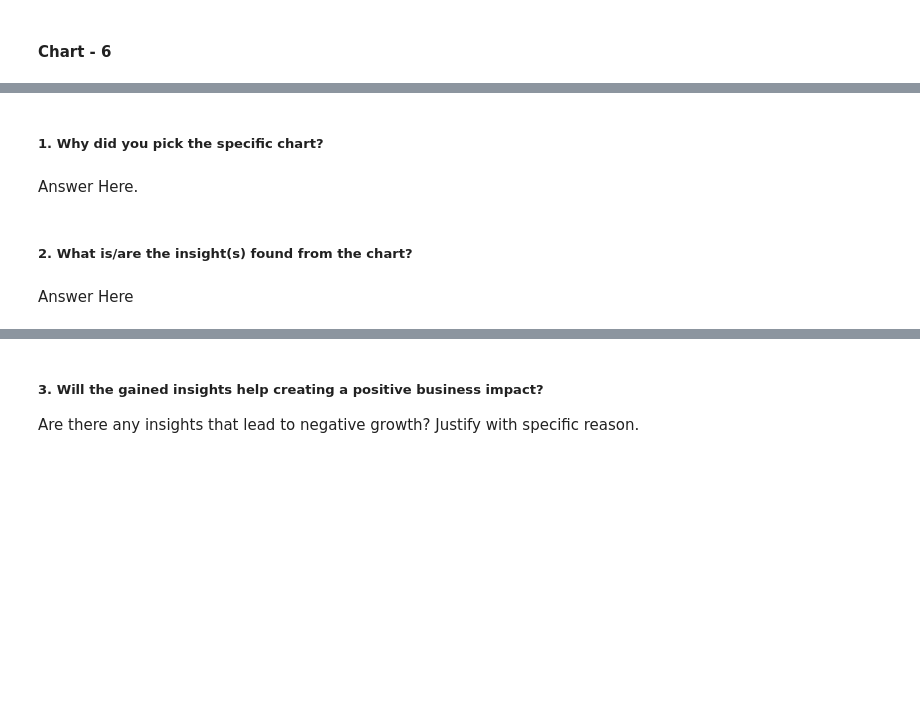
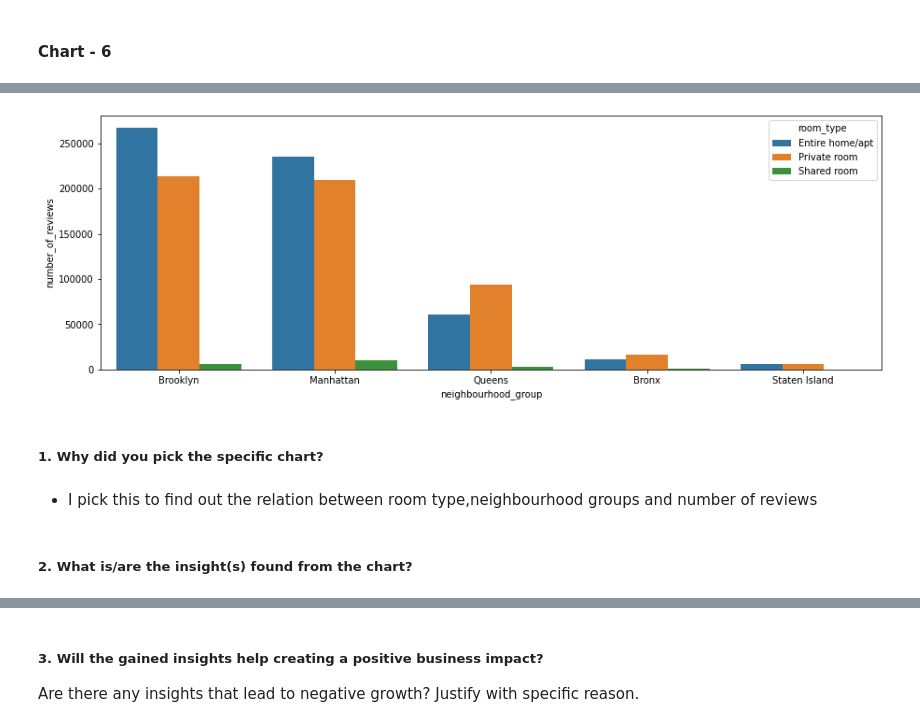
Before and after one commit to 251aditya/EDA-project-of-Airbnb, a Jupyter notebook: Aditya's_EDA_Submission_Template.ipynb, the cells around one changed output, grey strips where cells are left out. Drawn from its saved outputs; the diff is of its cells as text; code cells hidden in the pictures; blank space fills up the shorter version.

```diff
--- a/Aditya's_EDA_Submission_Template.ipynb
+++ b/Aditya's_EDA_Submission_Template.ipynb
@@ -537,0 +532,6 @@ Are there any insights that lead to negative growth? Justify with specific reaso
+# %%
+# Chart - 6 visualization code
+# find out the relation between room type,neighbourhood groups and number of reviews
+types_of_rooms_in_area = Airbnb.groupby(['neighbourhood_group','room_type'])['number_of_reviews'].sum()
+types_of_rooms_in_area = types_of_rooms_in_area.sort_values(ascending=False).reset_index()
+types_of_rooms_in_area
@@ -538,8 +555,13 @@ Are there any insights that lead to negative growth? Justify with specific reaso
+# %%
+# find out the relation between room type,neighbourhood groups and number of reviews
+
+fig = plt.figure(figsize = (15, 5))
+sns.barplot(x='neighbourhood_group',y='number_of_reviews',hue='room_type',data=types_of_rooms_in_area);
+# %% [output]
+[figure, added]
 # %% [markdown]
 ##### 1. Why did you pick the specific chart?
-# %% [markdown]
-Answer Here.
+# %% [markdown]
+* I pick this to find out the relation between room type,neighbourhood groups and number of reviews
 # %% [markdown]
 ##### 2. What is/are the insight(s) found from the chart?
-# %% [markdown]
-Answer Here
```
Also changed, not shown: parts of 30 cells of this notebook.
